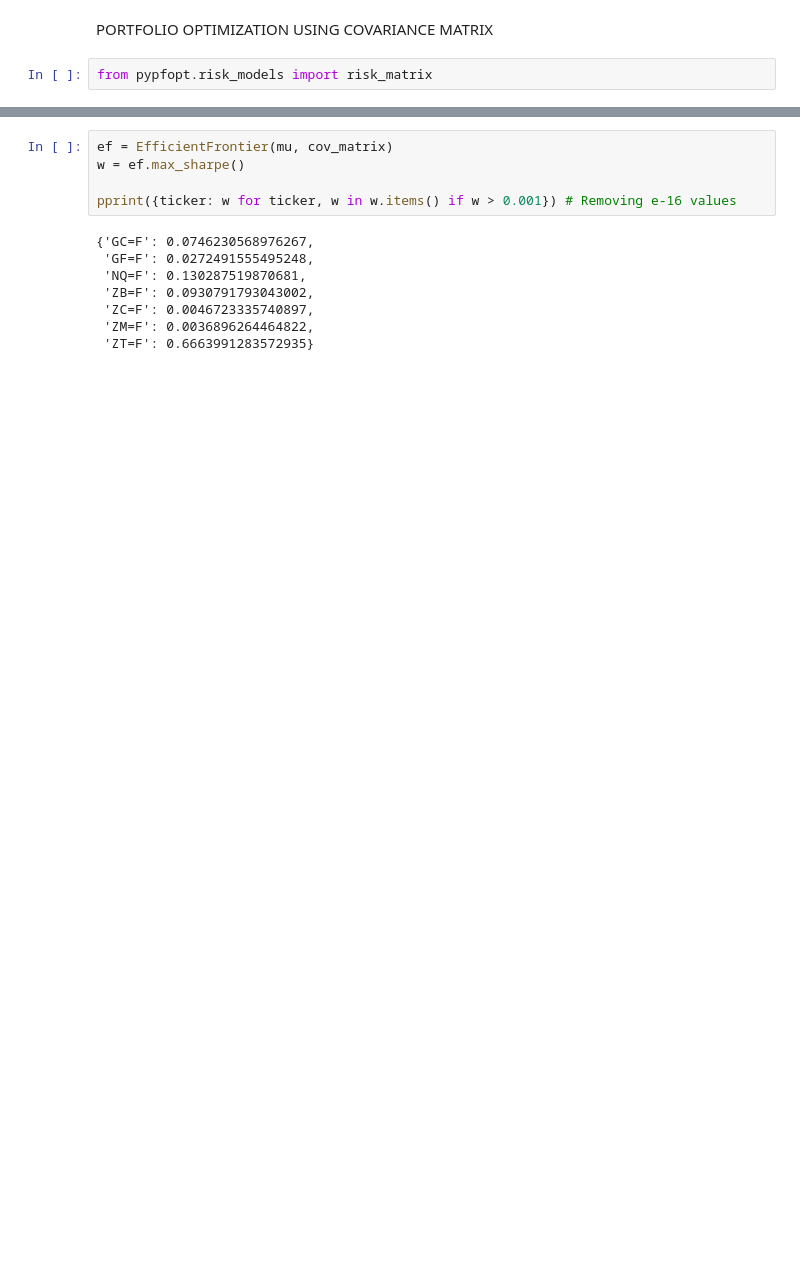
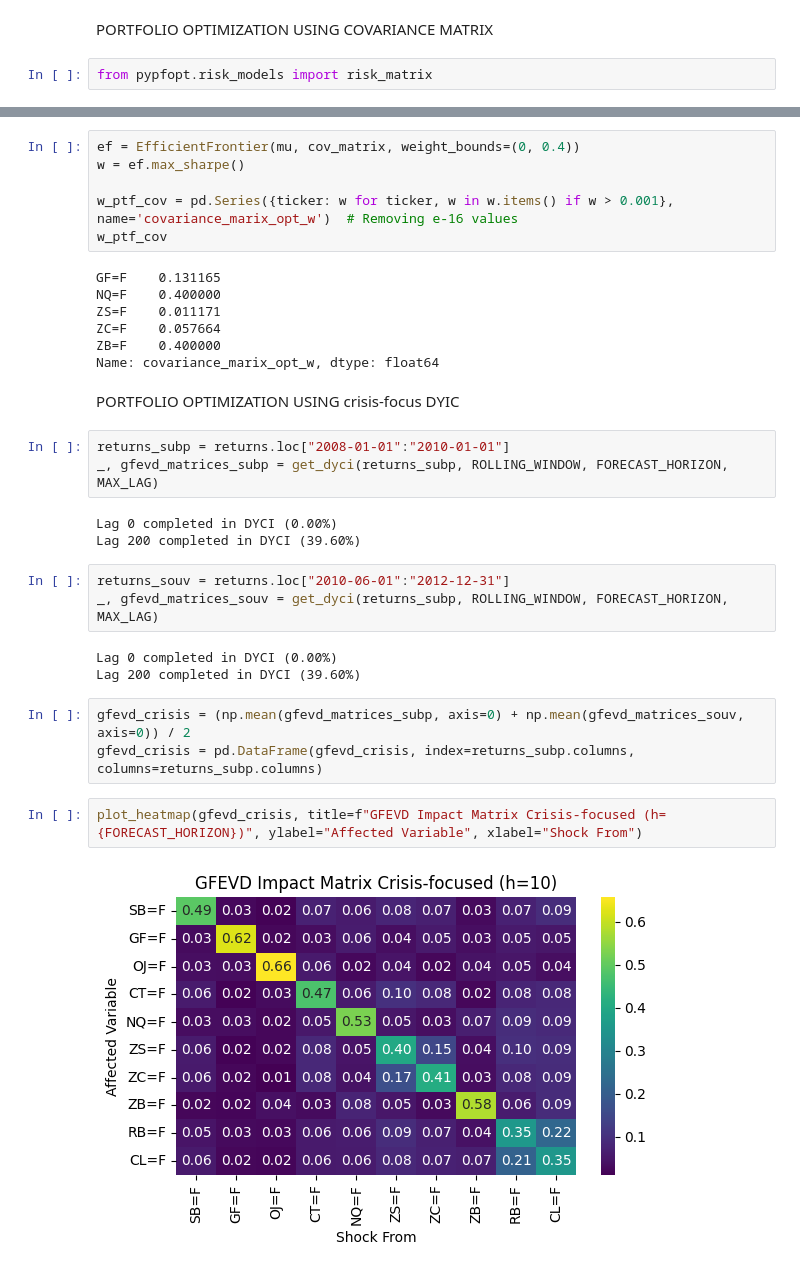
Before and after one commit to Etienne-larchet/ConnectednessPortfolio, a Jupyter notebook: code.ipynb, the cells around one changed output, grey strips where cells are left out. Saved outputs shown, nothing was run; the diff lists cells and outputs as text; blank space fills up the shorter version.

```diff
--- a/code.ipynb
+++ b/code.ipynb
@@ -292,13 +304,34 @@ plot_heatmap(cov_matrix, title='Covariance matrix', ylabel='ticker', xlabel='tic
 # %%
-ef = EfficientFrontier(mu, cov_matrix)
+ef = EfficientFrontier(mu, cov_matrix, weight_bounds=(0, 0.4))
 w = ef.max_sharpe()
 
-pprint({ticker: w for ticker, w in w.items() if w > 0.001}) # Removing e-16 values
+w_ptf_cov = pd.Series({ticker: w for ticker, w in w.items() if w > 0.001}, name='covariance_marix_opt_w')  # Removing e-16 values
+w_ptf_cov
 # %% [output]
-{'GC=F': 0.0746230568976267,
- 'GF=F': 0.0272491555495248,
- 'NQ=F': 0.130287519870681,
- 'ZB=F': 0.0930791793043002,
- 'ZC=F': 0.0046723335740897,
- 'ZM=F': 0.0036896264464822,
- 'ZT=F': 0.6663991283572935}
+GF=F    0.131165
+NQ=F    0.400000
+ZS=F    0.011171
+ZC=F    0.057664
+ZB=F    0.400000
+Name: covariance_marix_opt_w, dtype: float64
+# %% [markdown]
+PORTFOLIO OPTIMIZATION USING crisis-focus DYIC
+# %%
+returns_subp = returns.loc["2008-01-01":"2010-01-01"]
+_, gfevd_matrices_subp = get_dyci(returns_subp, ROLLING_WINDOW, FORECAST_HORIZON, MAX_LAG)
+# %% [output]
+Lag 0 completed in DYCI (0.00%)
+Lag 200 completed in DYCI (39.60%)
+# %%
+returns_souv = returns.loc["2010-06-01":"2012-12-31"]
+_, gfevd_matrices_souv = get_dyci(returns_subp, ROLLING_WINDOW, FORECAST_HORIZON, MAX_LAG)
+# %% [output]
+Lag 0 completed in DYCI (0.00%)
+Lag 200 completed in DYCI (39.60%)
+# %%
+gfevd_crisis = (np.mean(gfevd_matrices_subp, axis=0) + np.mean(gfevd_matrices_souv, axis=0)) / 2
+gfevd_crisis = pd.DataFrame(gfevd_crisis, index=returns_subp.columns, columns=returns_subp.columns)
+# %%
+plot_heatmap(gfevd_crisis, title=f"GFEVD Impact Matrix Crisis-focused (h={FORECAST_HORIZON})", ylabel="Affected Variable", xlabel="Shock From")
+# %% [output]
+[figure, added]
```
Also changed, not shown: parts of 17 cells of this notebook, 1 other file.
